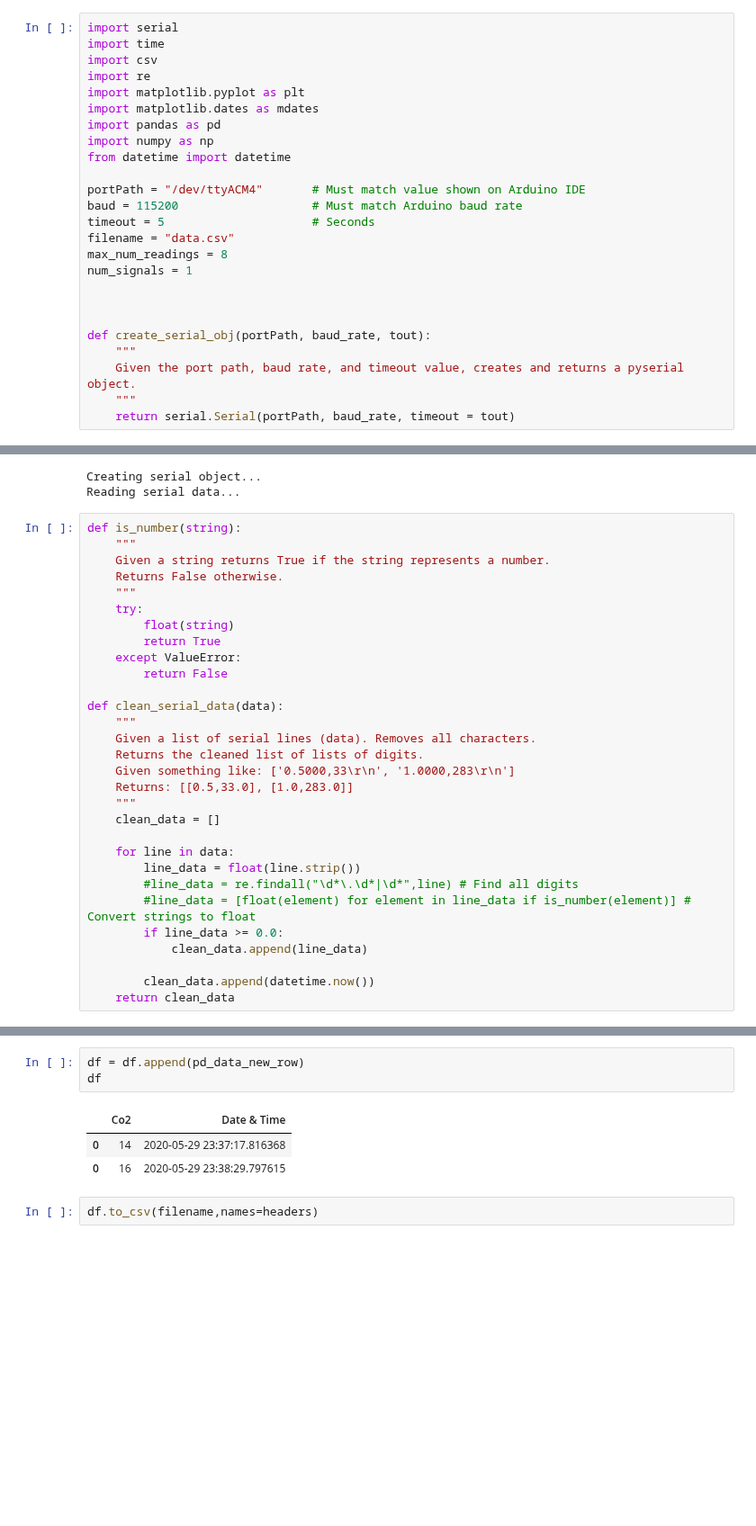
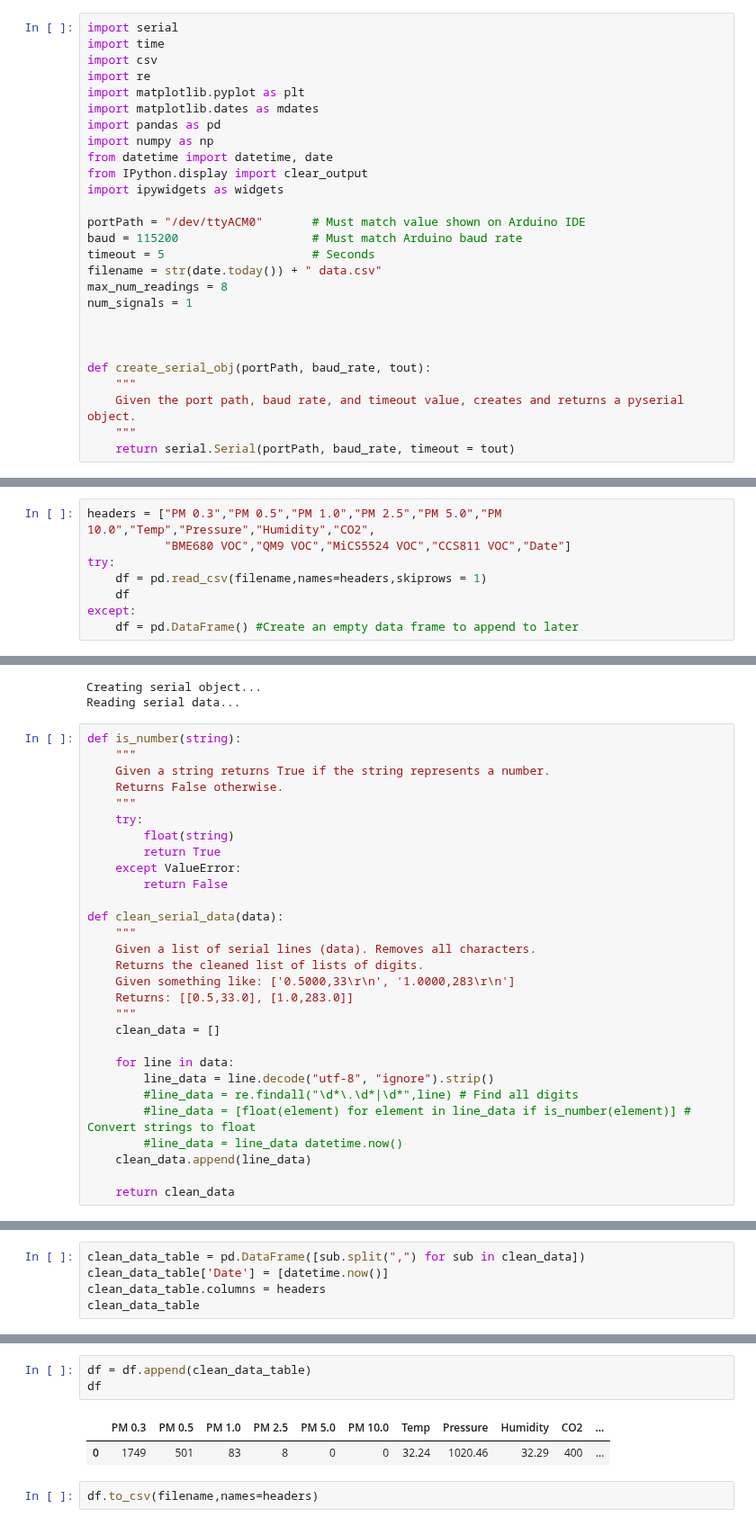
Before and after one commit to M0JPI/red-pitaya-projects, a Jupyter notebook: jupyter-notebooks/Serial Test over USB.ipynb, the cells around one changed output, grey strips where cells are left out. Shown at 90% size. Saved outputs shown, nothing was run; the diff lists cells and outputs as text; blank space fills up the shorter version.

Commit message:
Update serial read example

```diff
--- a/jupyter-notebooks/Serial Test over USB.ipynb
+++ b/jupyter-notebooks/Serial Test over USB.ipynb
@@ -19,12 +19,14 @@ import matplotlib.pyplot as plt
 import matplotlib.dates as mdates
 import pandas as pd
 import numpy as np
-from datetime import datetime
+from datetime import datetime, date
+from IPython.display import clear_output
+import ipywidgets as widgets
 
-portPath = "/dev/ttyACM4"       # Must match value shown on Arduino IDE
+portPath = "/dev/ttyACM0"       # Must match value shown on Arduino IDE
 baud = 115200                   # Must match Arduino baud rate
 timeout = 5                     # Seconds
-filename = "data.csv"
+filename = str(date.today()) + " data.csv"
 max_num_readings = 8
 num_signals = 1
 
@@ -71,0 +67,8 @@ df
+# %%
+headers = ["PM 0.3","PM 0.5","PM 1.0","PM 2.5","PM 5.0","PM 10.0","Temp","Pressure","Humidity","CO2",
+           "BME680 VOC","QM9 VOC","MiCS5524 VOC","CCS811 VOC","Date"]
+try:
+    df = pd.read_csv(filename,names=headers,skiprows = 1)
+    df
+except:
+    df = pd.DataFrame() #Create an empty data frame to append to later
@@ -101,13 +108,12 @@ def clean_serial_data(data):
     clean_data = []
 
     for line in data:
-        line_data = float(line.strip())
+        line_data = line.decode("utf-8", "ignore").strip()
         #line_data = re.findall("\d*\.\d*|\d*",line) # Find all digits
         #line_data = [float(element) for element in line_data if is_number(element)] # Convert strings to float
-        if line_data >= 0.0:
-            clean_data.append(line_data)
+        #line_data = line_data datetime.now()
+    clean_data.append(line_data)
 
-        clean_data.append(datetime.now())
     return clean_data
 # %%
 print("Cleaning data...")
@@ -126,0 +126,5 @@ pd_data_new_row
+# %%
+clean_data_table = pd.DataFrame([sub.split(",") for sub in clean_data])
+clean_data_table['Date'] = [datetime.now()]
+clean_data_table.columns = headers
+clean_data_table
@@ -127,10 +134,9 @@ pd_data_new_row
 # %%
-df = df.append(pd_data_new_row)
+df = df.append(clean_data_table)
 df
 # %% [output]
-|  | Co2 | Date & Time |
-| 0 | 14 | 2020-05-29 23:37:17.816368 |
-| 0 | 16 | 2020-05-29 23:38:29.797615 |
+|  | PM 0.3 | PM 0.5 | PM 1.0 | PM 2.5 | PM 5.0 | PM 10.0 | Temp | Pressure | Humidity | CO2 | ... |
+| 0 | 1749 | 501 | 83 | 8 | 0 | 0 | 32.24 | 1020.46 | 32.29 | 400 | ... |
 # %%
 df.to_csv(filename,names=headers)
 # %%
```
Also changed, not shown: parts of 18 cells of this notebook.
